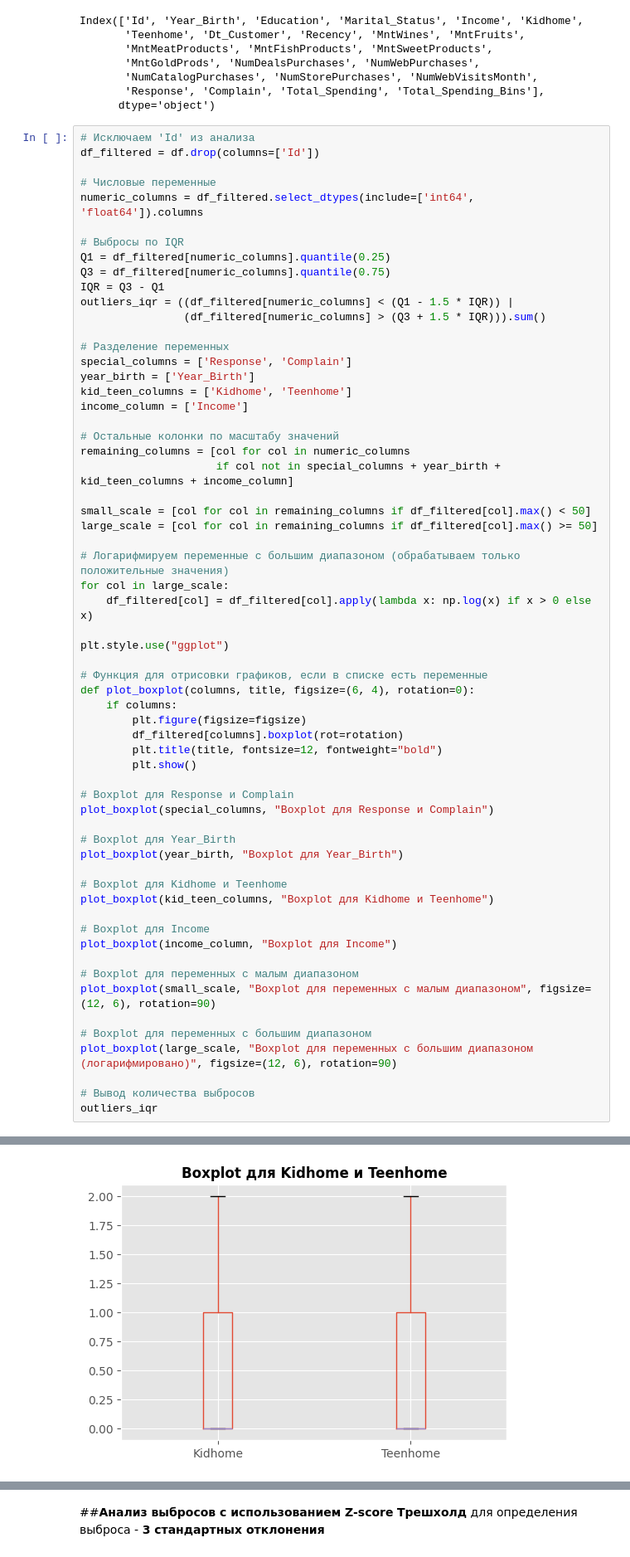
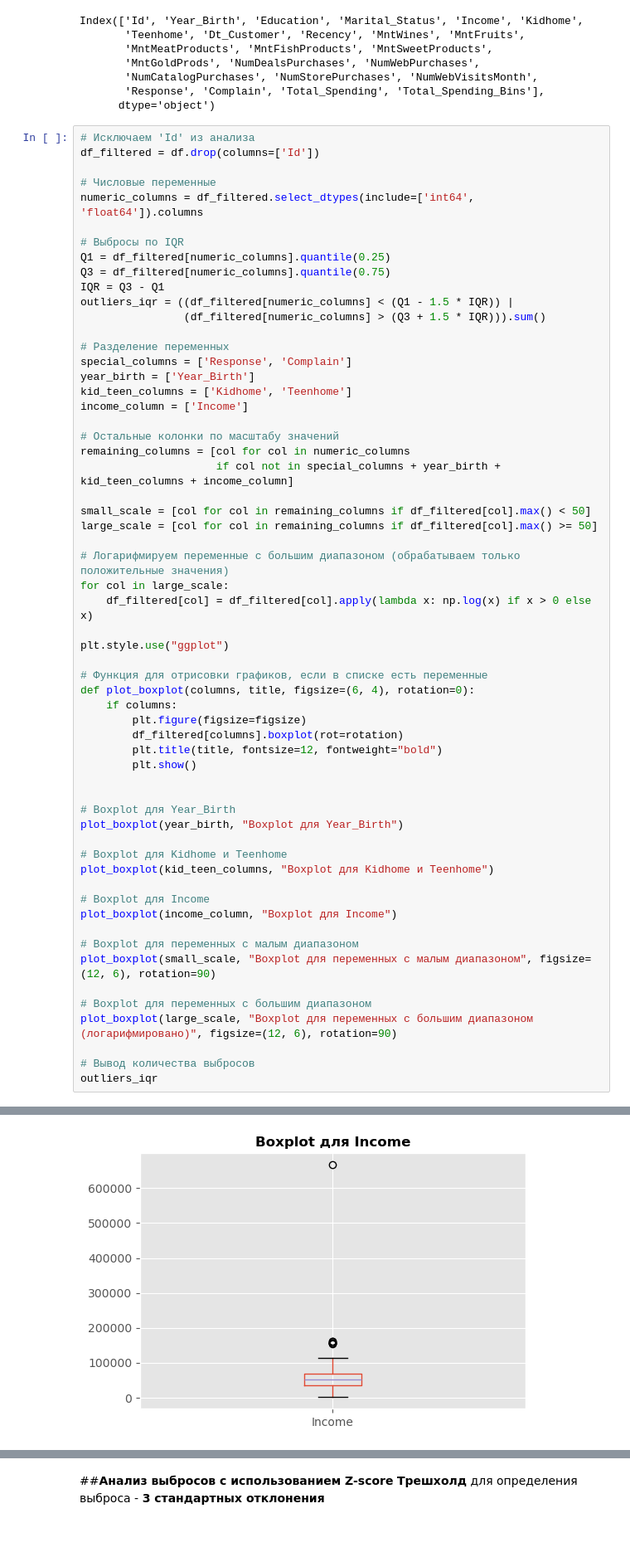
Before and after one commit to AndreyTrichev/customer-purchase-prediction, a Jupyter notebook: EDA_dev.ipynb, the cells around one changed output, grey strips where cells are left out. Shown at 83% size. Cells and saved outputs as stored; diff of their text form; blank space fills up the shorter version.

Commit message:
удаление графиков
удаление boxplot для бинарных признаков

```diff
--- a/EDA_dev.ipynb
+++ b/EDA_dev.ipynb
@@ -291,8 +290,6 @@ def plot_boxplot(columns, title, figsize=(6, 4), rotation=0):
         plt.title(title, fontsize=12, fontweight="bold")
         plt.show()
 
-# Boxplot для Response и Complain
-plot_boxplot(special_columns, "Boxplot для Response и Complain")
 
 # Boxplot для Year_Birth
 plot_boxplot(year_birth, "Boxplot для Year_Birth")
@@ -317 +314 @@ outliers_iqr
-[figure, old version]
+[figure, new version]
```
Also changed, not shown: parts of 2 cells of this notebook.
